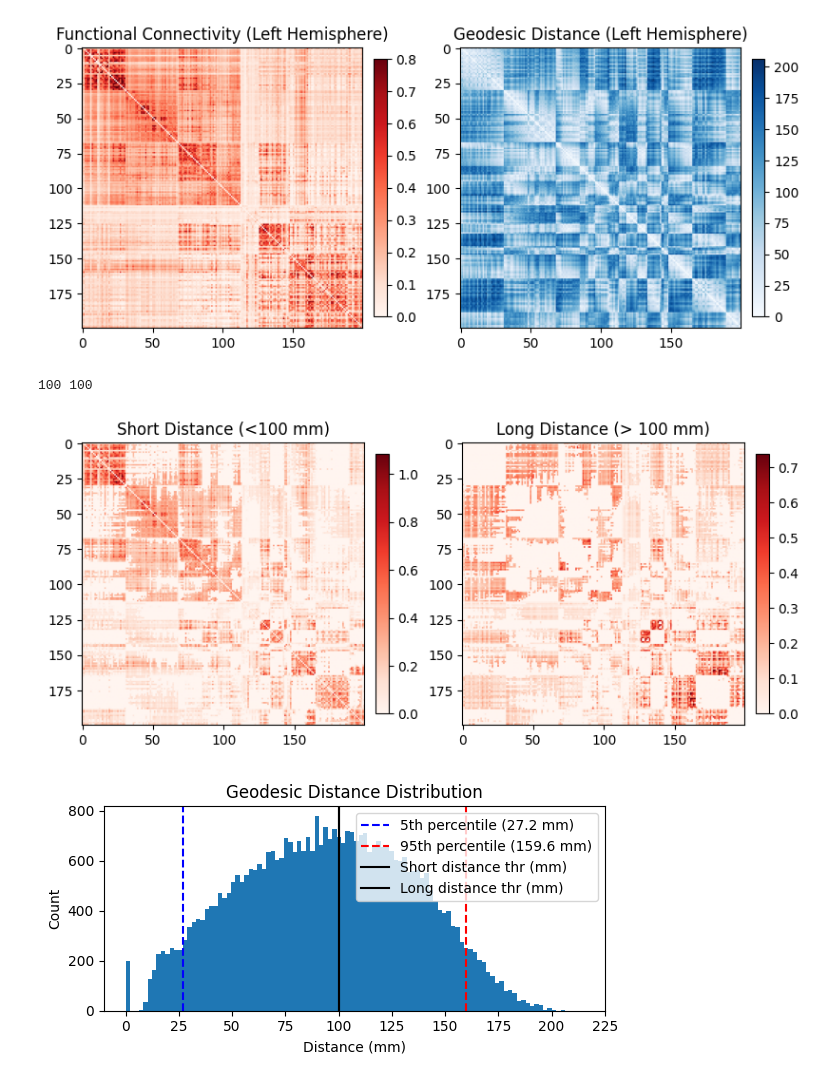
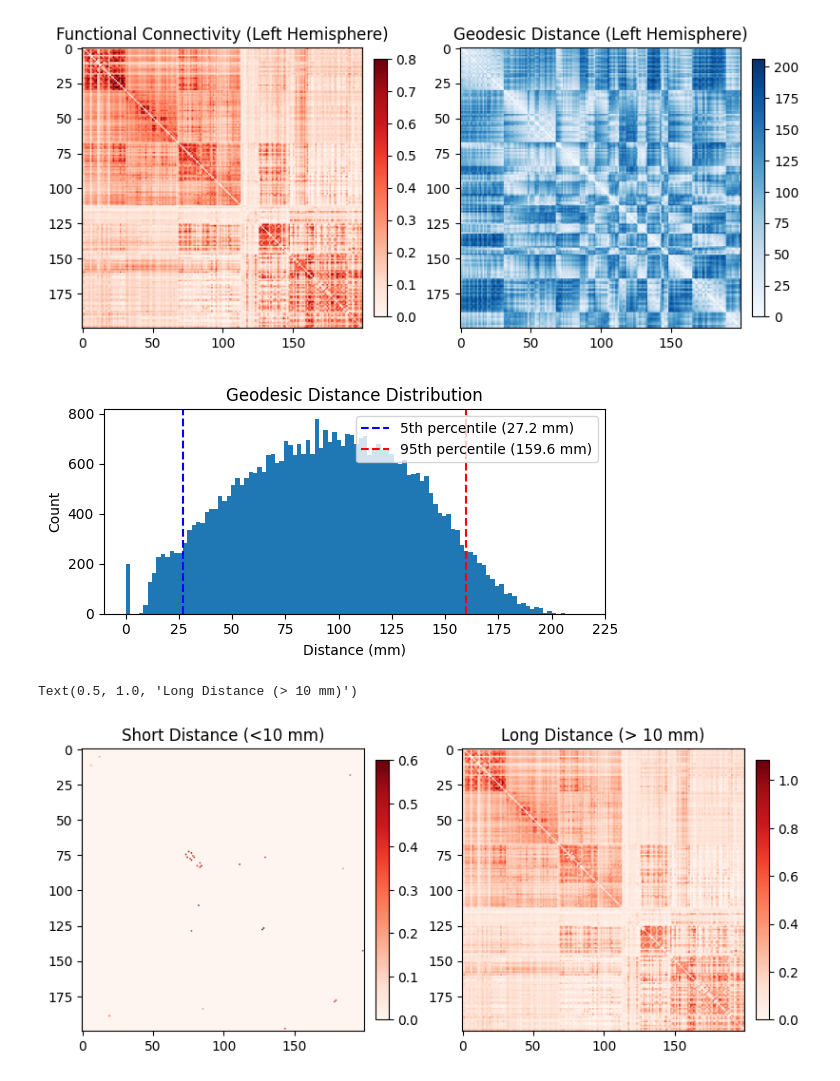
Before and after one commit to dyjung130/cortical_layer, a Jupyter notebook: jupyter-notebook/011426_distance_vs_functionalconn/analysis_distance_vs_fc.ipynb, the cells around one changed output. Cells and saved outputs as stored; diff of their text form; code cells hidden in the pictures.

```diff
--- a/jupyter-notebook/011426_distance_vs_functionalconn/analysis_distance_vs_fc.ipynb
+++ b/jupyter-notebook/011426_distance_vs_functionalconn/analysis_distance_vs_fc.ipynb
@@ -73,64 +73,68 @@ axes[1].set_title('Geodesic Distance (Left Hemisphere)')
 plt.show()
 # %% [output]
 [figure]
+# %%
+#thresholding
+#Threshold for monkey was 12 and 20 mm for short and long distance, respectively.
+#Need to scale this by X amount. And based on some literatures monkey brain's AP length is about 73mm (Sedlitz et al., 2019) and
+#human brain AP length was about 170 mm. So I will do simple scaling of ~170/70 which is about 2.5x.
+
+
+# Use np.arange with stop=201 to include 200 mm in the thresholds
+short_distance_thresholds = np.arange(10, 201, 10)
+long_distance_thresholds = short_distance_thresholds
+
+plt.figure(figsize=(6,3))
+data = geodesic_distance_matrix.flatten()
+plt.hist(data, bins=100)
+plt.ylabel('Count')
+plt.xlabel('Distance (mm)')
+plt.title('Geodesic Distance Distribution')
+
+# Calculate percentiles
+lower_pct = np.percentile(data, 5)
+upper_pct = np.percentile(data, 95)
+
+# Show vertical lines at percentiles
+plt.axvline(lower_pct, color='blue', linestyle='--', label=f'5th percentile ({lower_pct:.1f} mm)')
+plt.axvline(upper_pct, color='red', linestyle='--', label=f'95th percentile ({upper_pct:.1f} mm)')
+
+# Set x-axis ticks at every 25
+min_dist = np.nanmin(geodesic_distance_matrix)
+max_dist = np.nanmax(geodesic_distance_matrix)
+tick_start = 25 * int(min_dist // 25)
+tick_end = 25 * (int(max_dist // 25) + 1)
+plt.xticks(np.arange(tick_start, tick_end + 1, 25))
+
+plt.legend()
+plt.tight_layout()
+plt.show()
+# %% [output]
+[figure, added]
 # %%
-#thresholding
-#Threshold for monkey was 12 and 20 mm for short and long distance, respectively.
-#Need to scale this by X amount. And based on some literatures monkey brain's AP length is about 73mm (Sedlitz et al., 2019) and
-#human brain AP length was about 170 mm. So I will do simple scaling of ~170/70 which is about 2.5x.
-short_distance_threshold = 100
-long_distance_threshold = 100# short_distance_threshold #in millimeters
-print(short_distance_threshold, long_distance_threshold)
+short_distance_threshold = short_distance_thresholds[0]
+long_distance_threshold = long_distance_thresholds[0]
 #create mask for short and long distance (for 2D geodesic_distance_matrix)
 short_distance_mask = geodesic_distance_matrix < short_distance_threshold
 long_distance_mask = geodesic_distance_matrix > long_distance_threshold
 
 fc_lh_masked_short = np.array(fc_ctx_lh, copy=True)
 fc_lh_masked_short[~short_distance_mask] = np.ma.masked
 
 fc_lh_masked_long = np.array(fc_ctx_lh, copy=True)
 fc_lh_masked_long[~long_distance_mask] = np.ma.masked
 
 fig, axes = plt.subplots(1, 2, figsize=(8,4), constrained_layout=True)
 im0 = axes[0].imshow(fc_lh_masked_short, cmap='Reds')
 fig.colorbar(im0, ax=axes[0], fraction=0.046, pad=0.04)
 axes[0].set_title(f'Short Distance (<{short_distance_threshold} mm)')
 
 im1 = axes[1].imshow(fc_lh_masked_long, cmap='Reds')
 fig.colorbar(im1, ax=axes[1], fraction=0.046, pad=0.04)
 axes[1].set_title(f'Long Distance (> {long_distance_threshold} mm)')
-
-plt.figure(figsize=(6,3))
-data = geodesic_distance_matrix.flatten()
-plt.hist(data, bins=100)
-plt.ylabel('Count')
-plt.xlabel('Distance (mm)')
-plt.title('Geodesic Distance Distribution')
-
-# Calculate percentiles
-lower_pct = np.percentile(data, 5)
-upper_pct = np.percentile(data, 95)
-
-# Show vertical lines at percentiles
-plt.axvline(lower_pct, color='blue', linestyle='--', label=f'5th percentile ({lower_pct:.1f} mm)')
-plt.axvline(upper_pct, color='red', linestyle='--', label=f'95th percentile ({upper_pct:.1f} mm)')
-plt.axvline(short_distance_threshold, color = 'black',linestyle='-',label=f'Short distance thr (mm)')
-plt.axvline(long_distance_threshold, color = 'black',linestyle='-',label=f'Long distance thr (mm)')
-
-# Set x-axis ticks at every 25
-min_dist = np.nanmin(geodesic_distance_matrix)
-max_dist = np.nanmax(geodesic_distance_matrix)
-tick_start = 25 * int(min_dist // 25)
-tick_end = 25 * (int(max_dist // 25) + 1)
-plt.xticks(np.arange(tick_start, tick_end + 1, 25))
-
-plt.legend()
-plt.tight_layout()
-plt.show()
 # %% [output]
-100 100
+Text(0.5, 1.0, 'Long Distance (> 10 mm)')
-[figure, old version]
+[figure, new version]
-[figure, removed]
 # %%
 #calculate gradients for the thresholded functional connectivity matrices
 import os,sys
```
Also changed, not shown: parts of 6 cells of this notebook, 7 other files.
